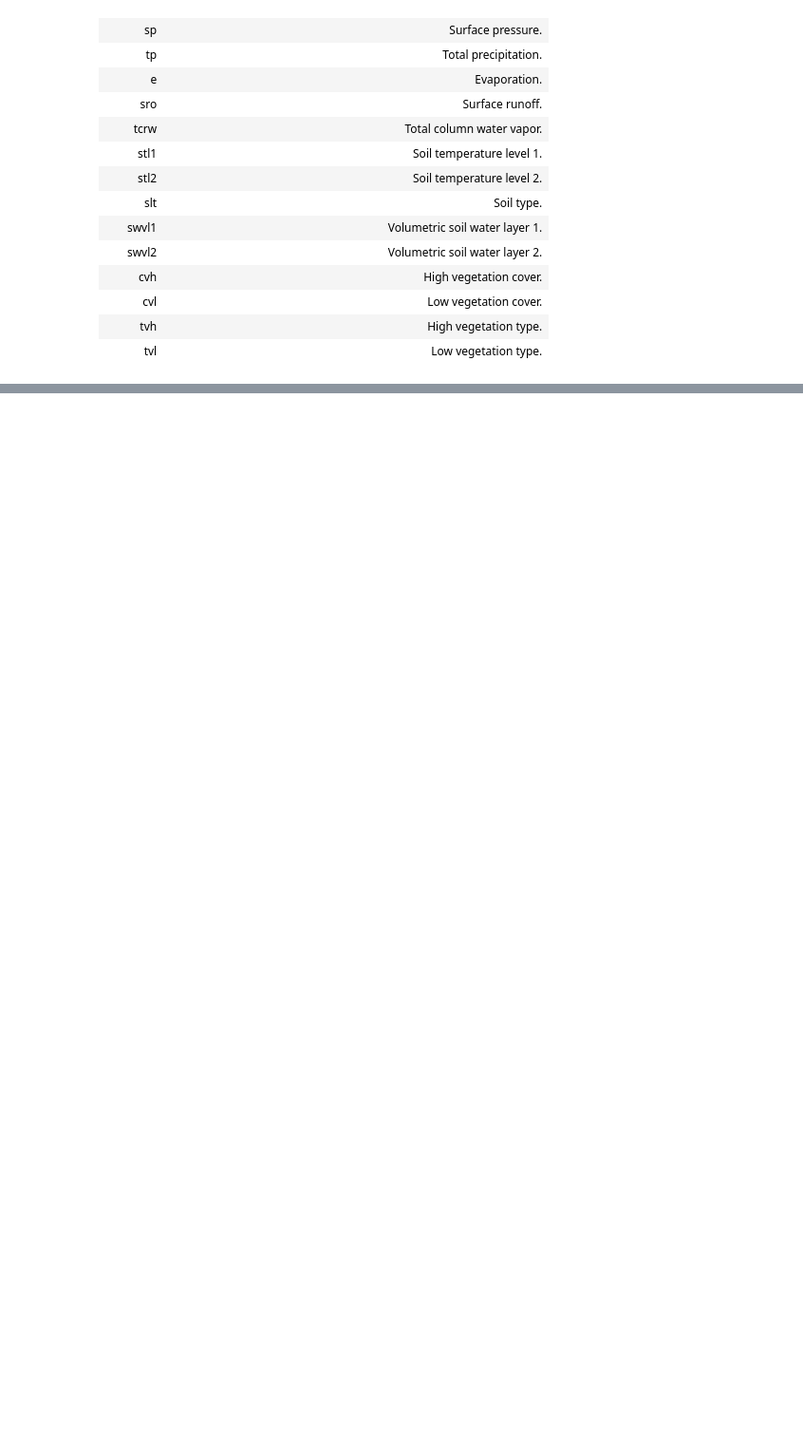
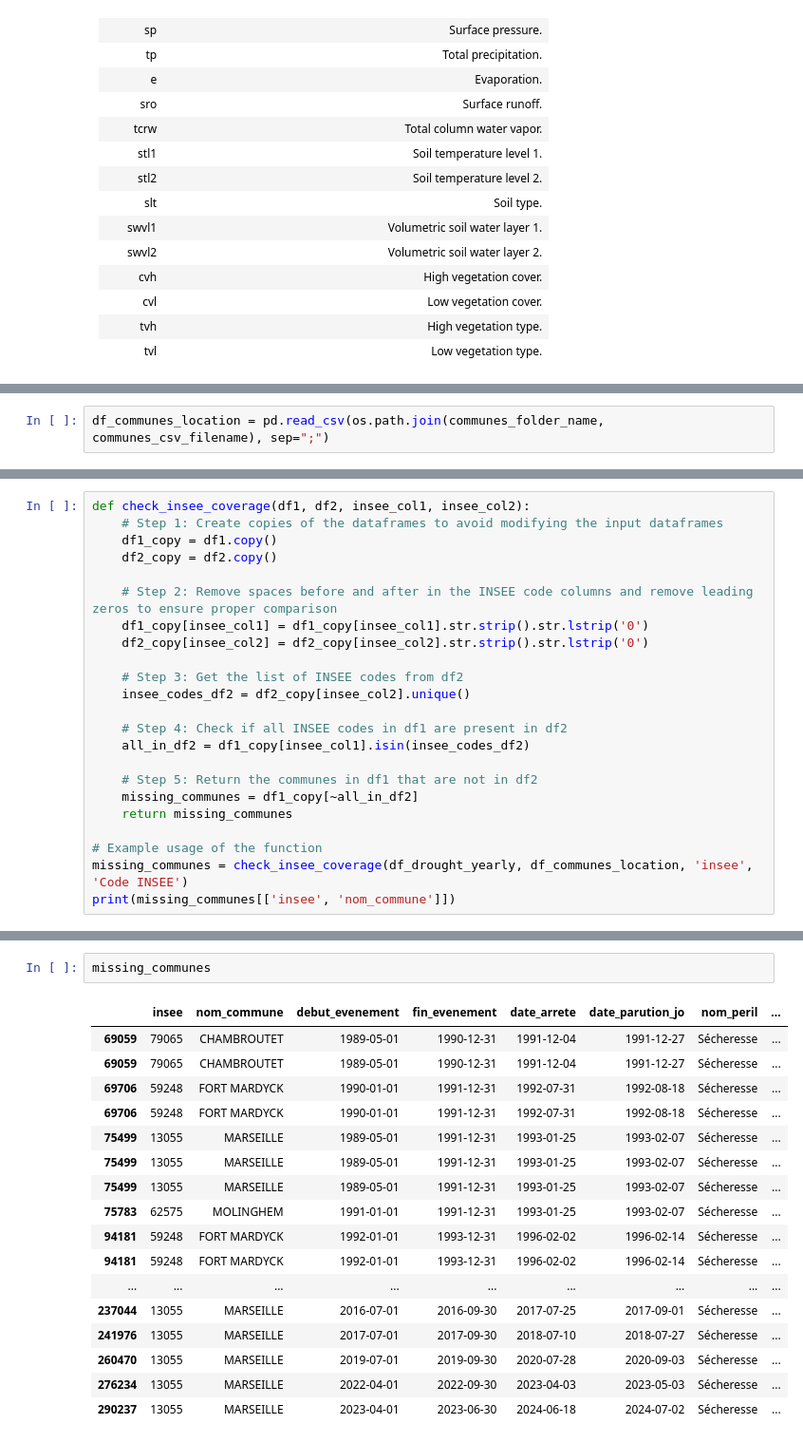
Before and after one commit to yrahan/catnat, a Jupyter notebook: notebooks/3_feature_engineering/02_large_decrees_weather_location.ipynb, the cells around one changed output, grey strips where cells are left out. Shown at 95% size. Saved outputs shown, nothing was run; the diff lists cells and outputs as text; blank space fills up the shorter version.

```diff
--- a/notebooks/3_feature_engineering/02_large_decrees_weather_location.ipynb
+++ b/notebooks/3_feature_engineering/02_large_decrees_weather_location.ipynb
@@ -215,0 +217,2 @@ df_decrees.head()
+# %%
+df_communes_location = pd.read_csv(os.path.join(communes_folder_name, communes_csv_filename), sep=";")
@@ -215,0 +230,23 @@ df_decrees.head()
+# %%
+def check_insee_coverage(df1, df2, insee_col1, insee_col2):
+    # Step 1: Create copies of the dataframes to avoid modifying the input dataframes
+    df1_copy = df1.copy()
+    df2_copy = df2.copy()
+
+    # Step 2: Remove spaces before and after in the INSEE code columns and remove leading zeros to ensure proper comparison
+    df1_copy[insee_col1] = df1_copy[insee_col1].str.strip().str.lstrip('0')
+    df2_copy[insee_col2] = df2_copy[insee_col2].str.strip().str.lstrip('0')
+
+    # Step 3: Get the list of INSEE codes from df2
+    insee_codes_df2 = df2_copy[insee_col2].unique()
+
+    # Step 4: Check if all INSEE codes in df1 are present in df2
+    all_in_df2 = df1_copy[insee_col1].isin(insee_codes_df2)
+
+    # Step 5: Return the communes in df1 that are not in df2
+    missing_communes = df1_copy[~all_in_df2]
+    return missing_communes
+
+# Example usage of the function
+missing_communes = check_insee_coverage(df_drought_yearly, df_communes_location, 'insee', 'Code INSEE')
+print(missing_communes[['insee', 'nom_commune']])
@@ -215,0 +281,20 @@ df_decrees.head()
+# %%
+missing_communes
+# %% [output]
+|  | insee | nom_commune | debut_evenement | fin_evenement | date_arrete | date_parution_jo | nom_peril | ... |
+| 69059 | 79065 | CHAMBROUTET | 1989-05-01 | 1990-12-31 | 1991-12-04 | 1991-12-27 | Sécheresse | ... |
+| 69059 | 79065 | CHAMBROUTET | 1989-05-01 | 1990-12-31 | 1991-12-04 | 1991-12-27 | Sécheresse | ... |
+| 69706 | 59248 | FORT MARDYCK | 1990-01-01 | 1991-12-31 | 1992-07-31 | 1992-08-18 | Sécheresse | ... |
+| 69706 | 59248 | FORT MARDYCK | 1990-01-01 | 1991-12-31 | 1992-07-31 | 1992-08-18 | Sécheresse | ... |
+| 75499 | 13055 | MARSEILLE | 1989-05-01 | 1991-12-31 | 1993-01-25 | 1993-02-07 | Sécheresse | ... |
+| 75499 | 13055 | MARSEILLE | 1989-05-01 | 1991-12-31 | 1993-01-25 | 1993-02-07 | Sécheresse | ... |
+| 75499 | 13055 | MARSEILLE | 1989-05-01 | 1991-12-31 | 1993-01-25 | 1993-02-07 | Sécheresse | ... |
+| 75783 | 62575 | MOLINGHEM | 1991-01-01 | 1991-12-31 | 1993-01-25 | 1993-02-07 | Sécheresse | ... |
+| 94181 | 59248 | FORT MARDYCK | 1992-01-01 | 1993-12-31 | 1996-02-02 | 1996-02-14 | Sécheresse | ... |
+| 94181 | 59248 | FORT MARDYCK | 1992-01-01 | 1993-12-31 | 1996-02-02 | 1996-02-14 | Sécheresse | ... |
+| ... | ... | ... | ... | ... | ... | ... | ... | ... |
+| 237044 | 13055 | MARSEILLE | 2016-07-01 | 2016-09-30 | 2017-07-25 | 2017-09-01 | Sécheresse | ... |
+| 241976 | 13055 | MARSEILLE | 2017-07-01 | 2017-09-30 | 2018-07-10 | 2018-07-27 | Sécheresse | ... |
+| 260470 | 13055 | MARSEILLE | 2019-07-01 | 2019-09-30 | 2020-07-28 | 2020-09-03 | Sécheresse | ... |
+| 276234 | 13055 | MARSEILLE | 2022-04-01 | 2022-09-30 | 2023-04-03 | 2023-05-03 | Sécheresse | ... |
+| 290237 | 13055 | MARSEILLE | 2023-04-01 | 2023-06-30 | 2024-06-18 | 2024-07-02 | Sécheresse | ... |
```
Also changed, not shown: parts of 21 cells of this notebook.
